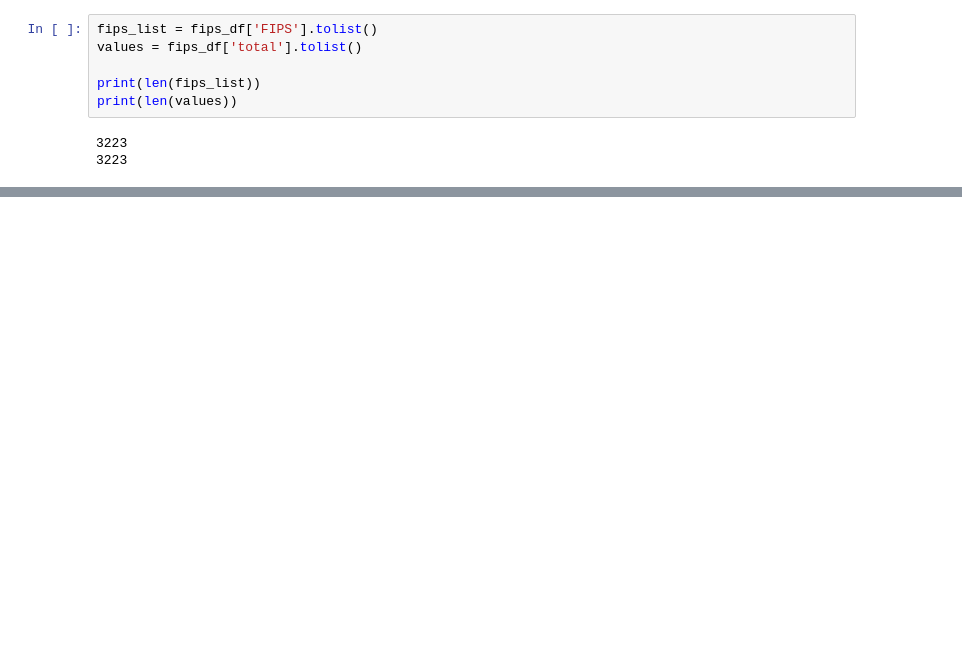
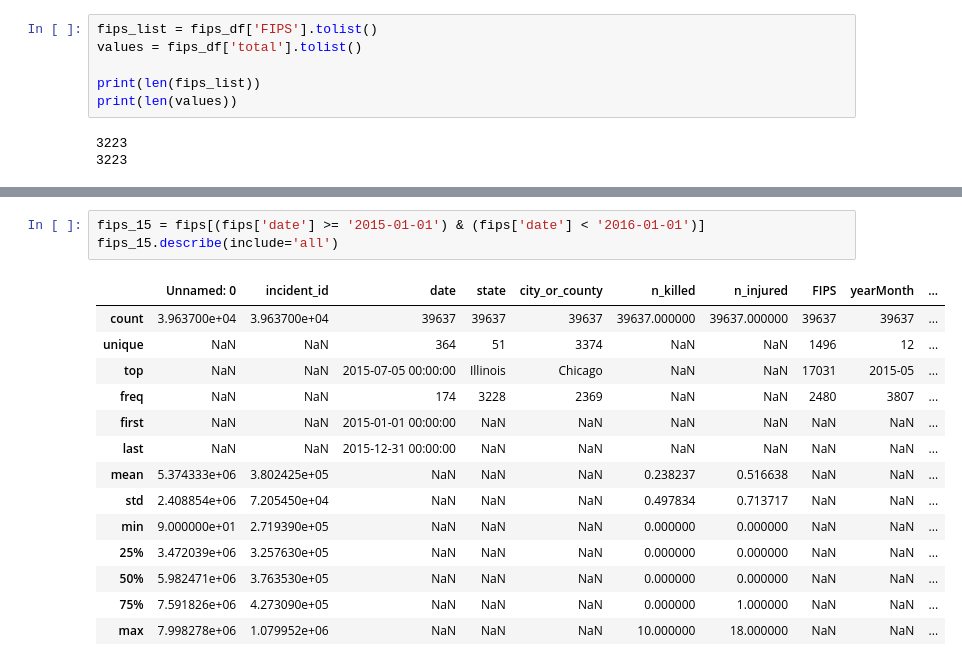
Before and after one commit to lambda-build-gvhm/gvhm-ds, a Jupyter notebook: Gun_Violence_Data.ipynb, the cells around one changed output, grey strips where cells are left out. Cells and saved outputs as stored; diff of their text form; blank space fills up the shorter version.

```diff
--- a/Gun_Violence_Data.ipynb
+++ b/Gun_Violence_Data.ipynb
@@ -377,0 +750,18 @@ Estimated Draw Time Too Long
+# %%
+fips_15 = fips[(fips['date'] >= '2015-01-01') & (fips['date'] < '2016-01-01')]
+fips_15.describe(include='all')
+# %% [output]
+|  | Unnamed: 0 | incident_id | date | state | city_or_county | n_killed | n_injured | FIPS | yearMonth | ... |
+| count | 3.963700e+04 | 3.963700e+04 | 39637 | 39637 | 39637 | 39637.000000 | 39637.000000 | 39637 | 39637 | ... |
+| unique | NaN | NaN | 364 | 51 | 3374 | NaN | NaN | 1496 | 12 | ... |
+| top | NaN | NaN | 2015-07-05 00:00:00 | Illinois | Chicago | NaN | NaN | 17031 | 2015-05 | ... |
+| freq | NaN | NaN | 174 | 3228 | 2369 | NaN | NaN | 2480 | 3807 | ... |
+| first | NaN | NaN | 2015-01-01 00:00:00 | NaN | NaN | NaN | NaN | NaN | NaN | ... |
+| last | NaN | NaN | 2015-12-31 00:00:00 | NaN | NaN | NaN | NaN | NaN | NaN | ... |
+| mean | 5.374333e+06 | 3.802425e+05 | NaN | NaN | NaN | 0.238237 | 0.516638 | NaN | NaN | ... |
+| std | 2.408854e+06 | 7.205450e+04 | NaN | NaN | NaN | 0.497834 | 0.713717 | NaN | NaN | ... |
+| min | 9.000000e+01 | 2.719390e+05 | NaN | NaN | NaN | 0.000000 | 0.000000 | NaN | NaN | ... |
+| 25% | 3.472039e+06 | 3.257630e+05 | NaN | NaN | NaN | 0.000000 | 0.000000 | NaN | NaN | ... |
+| 50% | 5.982471e+06 | 3.763530e+05 | NaN | NaN | NaN | 0.000000 | 0.000000 | NaN | NaN | ... |
+| 75% | 7.591826e+06 | 4.273090e+05 | NaN | NaN | NaN | 0.000000 | 1.000000 | NaN | NaN | ... |
+| max | 7.998278e+06 | 1.079952e+06 | NaN | NaN | NaN | 10.000000 | 18.000000 | NaN | NaN | ... |
```
Also changed, not shown: parts of 41 cells of this notebook.
